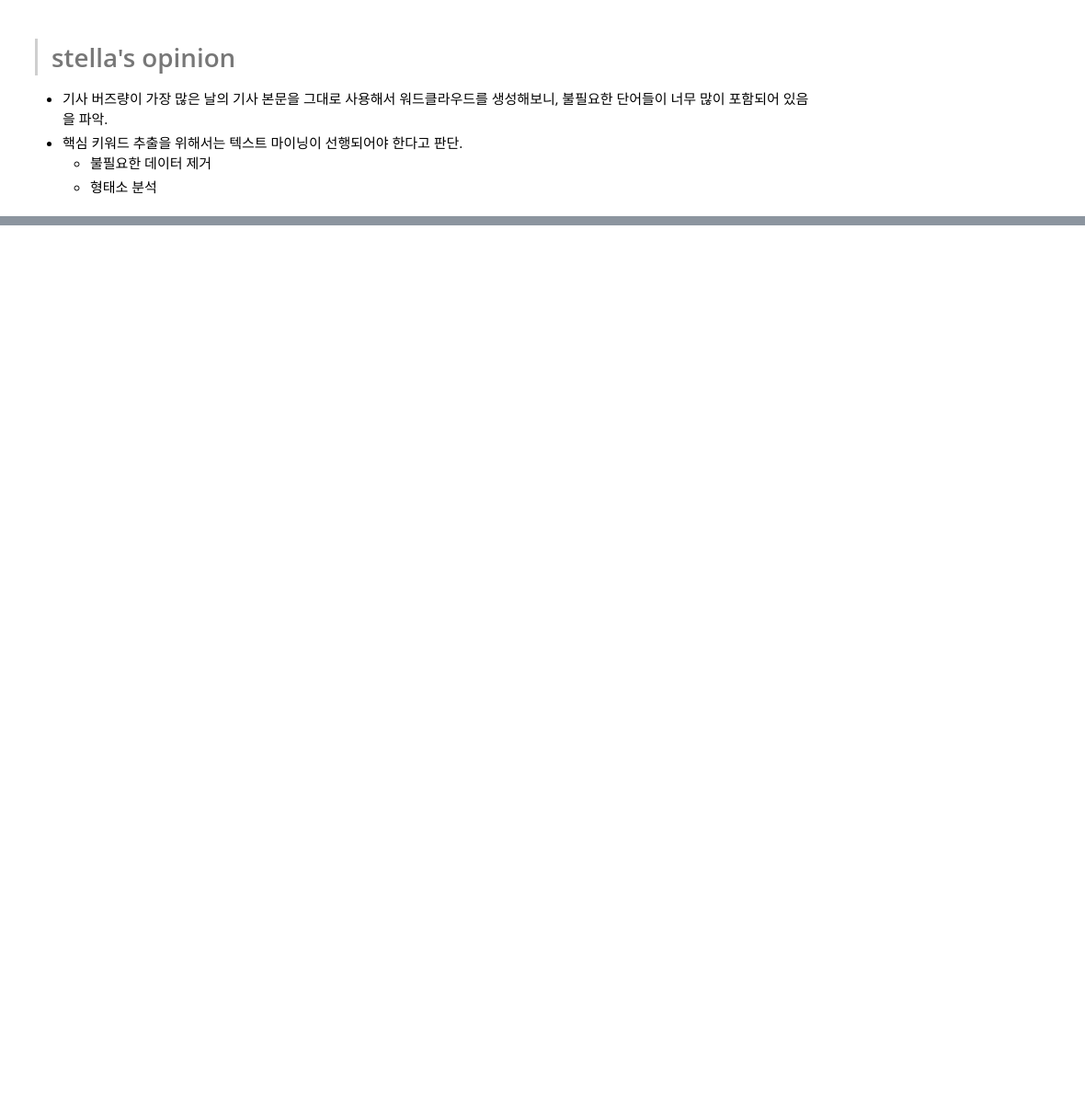
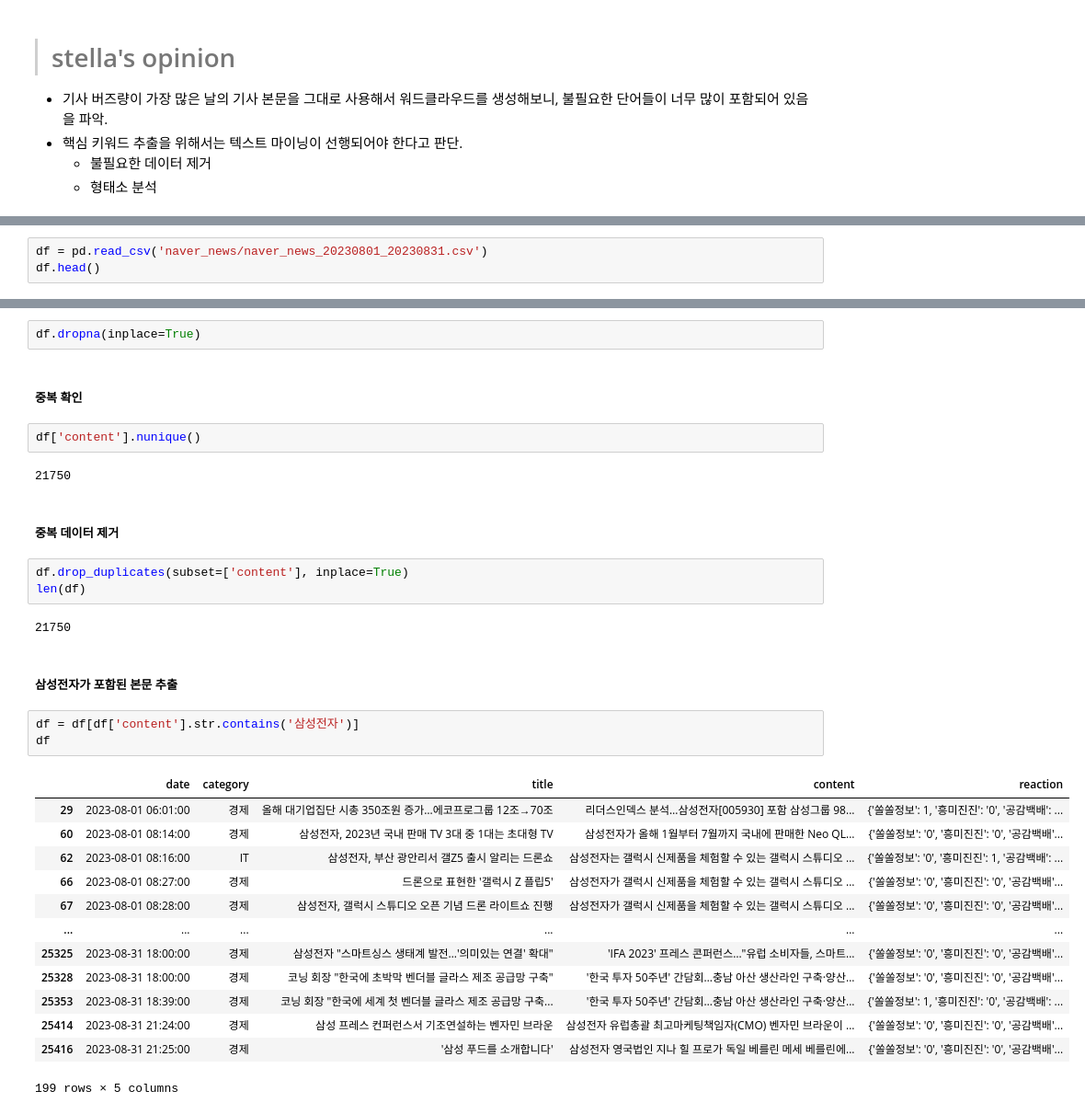
Before and after one commit to heedahan1619/Samsung_Electronics_project, a Jupyter notebook: samsung_electronics.ipynb, the cells around one changed output, grey strips where cells are left out. Shown at 92% size. Cells and saved outputs as stored; diff of their text form; blank space fills up the shorter version.

Commit message:
삼성전자가 포함된 기사 본문 데이터의 결측값과 중복 제거

```diff
--- a/samsung_electronics.ipynb
+++ b/samsung_electronics.ipynb
@@ -791,0 +800,3 @@ plt.show()
+# %%
+df = pd.read_csv('naver_news/naver_news_20230801_20230831.csv')
+df.head()
@@ -791,0 +824,34 @@ plt.show()
+# %%
+df.dropna(inplace=True)
+# %% [markdown]
+##### 중복 확인
+# %%
+df['content'].nunique()
+# %% [output]
+21750
+# %% [markdown]
+##### 중복 데이터 제거
+# %%
+df.drop_duplicates(subset=['content'], inplace=True)
+len(df)
+# %% [output]
+21750
+# %% [markdown]
+##### 삼성전자가 포함된 본문 추출
+# %%
+df = df[df['content'].str.contains('삼성전자')]
+df
+# %% [output]
+|  | date | category | title | content | reaction |
+| 29 | 2023-08-01 06:01:00 | 경제 | 올해 대기업집단 시총 350조원 증가…에코프로그룹 12조→70조 | 리더스인덱스 분석…삼성전자[005930] 포함 삼성그룹 98... | {'쏠쏠정보': 1, '흥미진진': '0', '공감백배': ... |
+| 60 | 2023-08-01 08:14:00 | 경제 | 삼성전자, 2023년 국내 판매 TV 3대 중 1대는 초대형 TV | 삼성전자가 올해 1월부터 7월까지 국내에 판매한 Neo QL... | {'쏠쏠정보': '0', '흥미진진': '0', '공감백배'... |
+| 62 | 2023-08-01 08:16:00 | IT | 삼성전자, 부산 광안리서 갤Z5 출시 알리는 드론쇼 | 삼성전자는 갤럭시 신제품을 체험할 수 있는 갤럭시 스튜디오 ... | {'쏠쏠정보': '0', '흥미진진': 1, '공감백배': ... |
+| 66 | 2023-08-01 08:27:00 | 경제 | 드론으로 표현한 '갤럭시 Z 플립5' | 삼성전자가 갤럭시 신제품을 체험할 수 있는 갤럭시 스튜디오 ... | {'쏠쏠정보': '0', '흥미진진': '0', '공감백배'... |
+| 67 | 2023-08-01 08:28:00 | 경제 | 삼성전자, 갤럭시 스튜디오 오픈 기념 드론 라이트쇼 진행 | 삼성전자가 갤럭시 신제품을 체험할 수 있는 갤럭시 스튜디오 ... | {'쏠쏠정보': '0', '흥미진진': '0', '공감백배'... |
+| ... | ... | ... | ... | ... | ... |
+| 25325 | 2023-08-31 18:00:00 | 경제 | 삼성전자 "스마트싱스 생태계 발전…'의미있는 연결' 확대" | 'IFA 2023' 프레스 콘퍼런스…"유럽 소비자들, 스마트... | {'쏠쏠정보': '0', '흥미진진': '0', '공감백배'... |
+| 25328 | 2023-08-31 18:00:00 | 경제 | 코닝 회장 "한국에 초박막 벤더블 글라스 제조 공급망 구축" | '한국 투자 50주년' 간담회…충남 아산 생산라인 구축·양산... | {'쏠쏠정보': '0', '흥미진진': '0', '공감백배'... |
+| 25353 | 2023-08-31 18:39:00 | 경제 | 코닝 회장 "한국에 세계 첫 벤더블 글라스 제조 공급망 구축... | '한국 투자 50주년' 간담회…충남 아산 생산라인 구축·양산... | {'쏠쏠정보': 1, '흥미진진': '0', '공감백배': ... |
+| 25414 | 2023-08-31 21:24:00 | 경제 | 삼성 프레스 컨퍼런스서 기조연설하는 벤자민 브라운 | 삼성전자 유럽총괄 최고마케팅책임자(CMO) 벤자민 브라운이 ... | {'쏠쏠정보': '0', '흥미진진': '0', '공감백배'... |
+| 25416 | 2023-08-31 21:25:00 | 경제 | '삼성 푸드를 소개합니다' | 삼성전자 영국법인 지나 힐 프로가 독일 베를린 메세 베를린에... | {'쏠쏠정보': '0', '흥미진진': '0', '공감백배'... |
+199 rows × 5 columns
```
Also changed, not shown: parts of 17 cells of this notebook.
